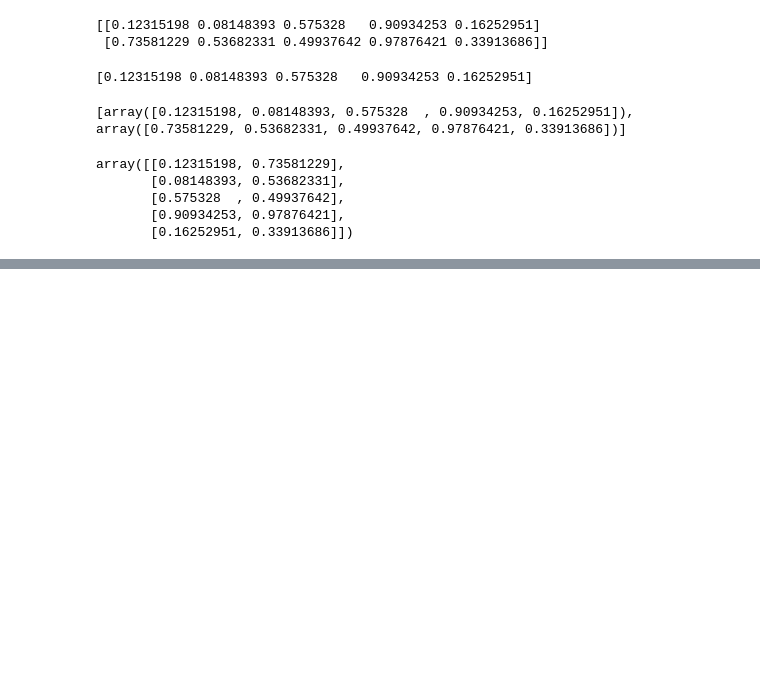
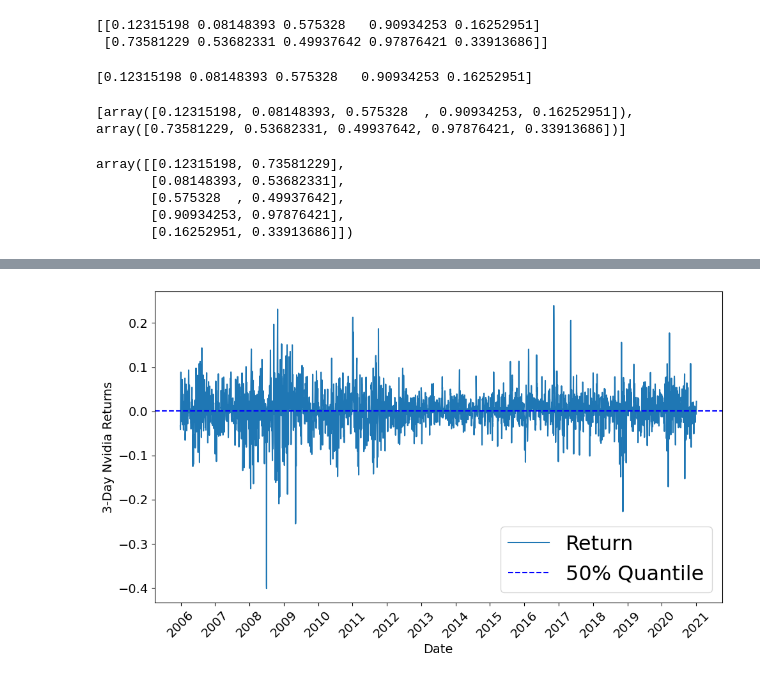
Before and after one commit to 007seann/Generation-of-Supervised-Sentiment-Metrics-for-Return-and-Volatility-Prediction-from-10-K-Filings, a Jupyter notebook: Hons-project/test.ipynb, the cells around one changed output, grey strips where cells are left out. Saved outputs shown, nothing was run; the diff lists cells and outputs as text; code cells hidden in the pictures; blank space fills up the shorter version.

```diff
--- a/Hons-project/test.ipynb
+++ b/Hons-project/test.ipynb
@@ -53,0 +221,5 @@ array([[0.12315198, 0.73581229],
+# %%
+print(firms_dict)
+firms_ciks = ['0001045810']
+
+# print(firms_dict[firms_ciks])
@@ -53,0 +228,5 @@ array([[0.12315198, 0.73581229],
+# %%
+
+window = ['2006-01-01', '2023-12-31']
+trn_window = ['2006-01-01', '2020-12-31']
+vol = vol_reader('0001045810', window[0], window[1])
@@ -53,0 +255,2 @@ array([[0.12315198, 0.73581229],
+# %%
+ret_trn, vol_trn = vol_reader2(firms_ciks, trn_window[0], trn_window[1], window=3, extra_end=True, extra_start=True)
@@ -53,0 +259,54 @@ array([[0.12315198, 0.73581229],
+# %%
+ret_list = []
+for ret in ret_trn.values.tolist():
+    ret_list.append(ret[0])
+# %%
+import numpy as np
+import matplotlib.pyplot as plt
+import pandas as pd
+import matplotlib.dates as mdates
+import matplotlib.dates
+from matplotlib.dates import YearLocator, DateFormatter
+# Let's assume you have a DataFrame 'df' with a Date column for the X-axis and a Volatility column for the Y-axis.
+
+# Sample data generation (replace this with your actual data)
+
+df = pd.DataFrame({'Date': ret_trn.index, 'Return': ret_list})
+
+# Calculate quantiles
+q50 = df['Return'].quantile(0.50)
+q65 = df['Return'].quantile(0.65)
+q80 = df['Return'].quantile(0.80)
+
+# Create the plot
+plt.figure(figsize=(10, 6))
+plt.plot(df['Date'], df['Return'], label='Return')
+
+plt.gca().xaxis.set_major_formatter(mdates.DateFormatter('%Y'))
+plt.gca().xaxis.set_major_locator(mdates.YearLocator())
+
+
+# Add horizontal lines for the 50% and 80% quantiles
+plt.axhline(y=q50, color='b', linestyle='--', label='50% Quantile')
+# plt.axhline(y=q65, color='r', linestyle='--', label='65% Quantile')
+# plt.axhline(y=q80, color='g', linestyle='--', label='80% Quantile')
+
+
+# Add labels and title
+plt.xlabel('Date', fontsize=14)
+plt.ylabel('3-Day Nvidia Returns', fontsize=14)
+
+
+# Show the legend
+plt.legend(fontsize=23)
+
+# Rotate date labels
+plt.xticks(rotation=45,)
+
+# Increase tick labels font size
+plt.tick_params(axis='both', which='major', labelsize=14)
+# Show the plot
+plt.tight_layout()
+plt.show()
+# %% [output]
+[figure, added]
```
Also changed, not shown: parts of 20 cells of this notebook, 29 other files.
